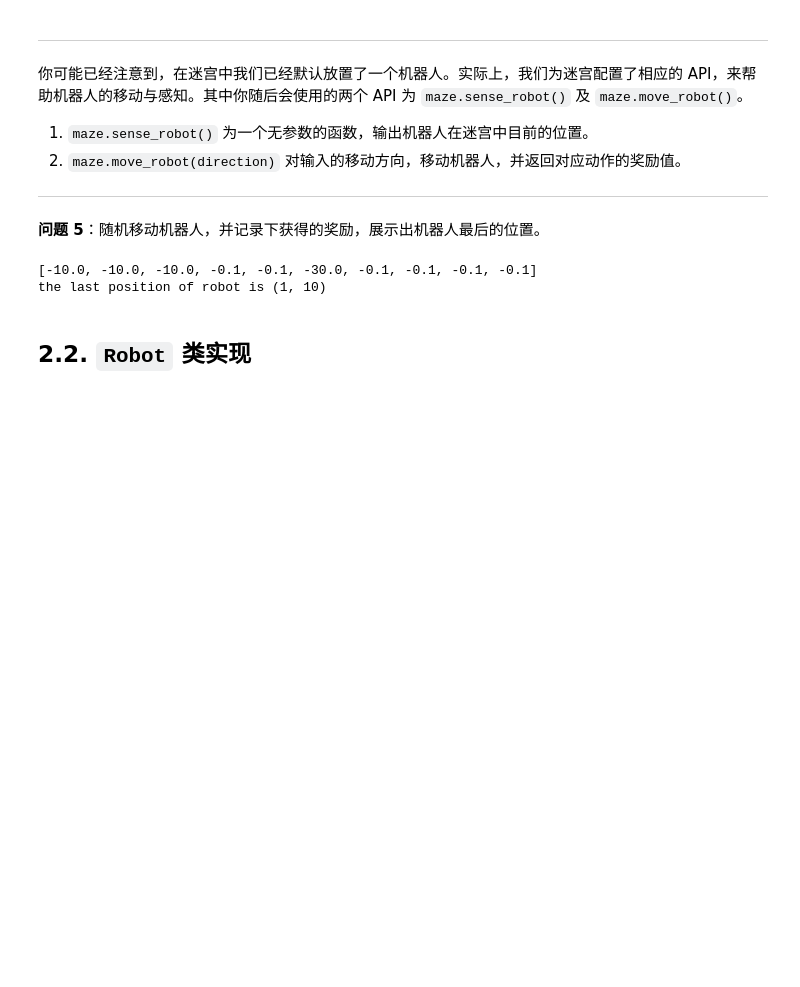
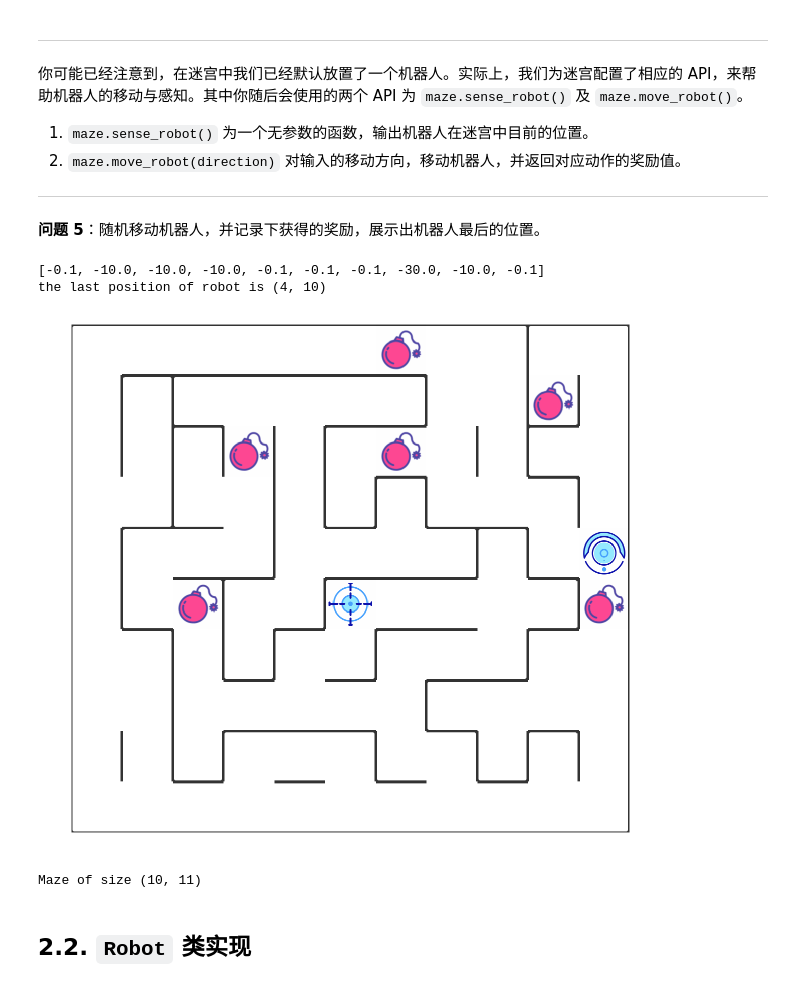
Before and after one commit to TomTorange/robot_maze, a Jupyter notebook: robot_maze.ipynb, the cells around one changed output. Cells and saved outputs as stored; diff of their text form; code cells hidden in the pictures; blank space fills up the shorter version.

```diff
--- a/robot_maze.ipynb
+++ b/robot_maze.ipynb
@@ -173,20 +177,23 @@ Maze of size (10, 11)
 # %%
 rewards = []
 actions = ['u','r','d','l']
 
 ## 循环、随机移动机器人10次，记录下奖励
 for i in range(10):
-    current_reward = robot_maze.move_robot(choose_action(epsilon))
+    current_reward = robot_maze.move_robot(random.choice(actions))
     rewards.append(current_reward)
 
 ## 输出机器人最后的位置
 print(rewards)
+print("the last position of robot is",robot_maze.sense_robot())
 
 ## 打印迷宫，观察机器人位置
-print("the last position of robot is",robot_maze.sense_robot())
+print(robot_maze)
 # %% [output]
-[-10.0, -10.0, -10.0, -0.1, -0.1, -30.0, -0.1, -0.1, -0.1, -0.1]
-the last position of robot is (1, 10)
+[-0.1, -10.0, -10.0, -10.0, -0.1, -0.1, -0.1, -30.0, -10.0, -0.1]
+the last position of robot is (4, 10)
+[figure, added]
+Maze of size (10, 11)
 # %% [markdown]
 ## 2.2. `Robot` 类实现
 # %% [markdown]
```
Also changed, not shown: parts of 16 cells of this notebook.
